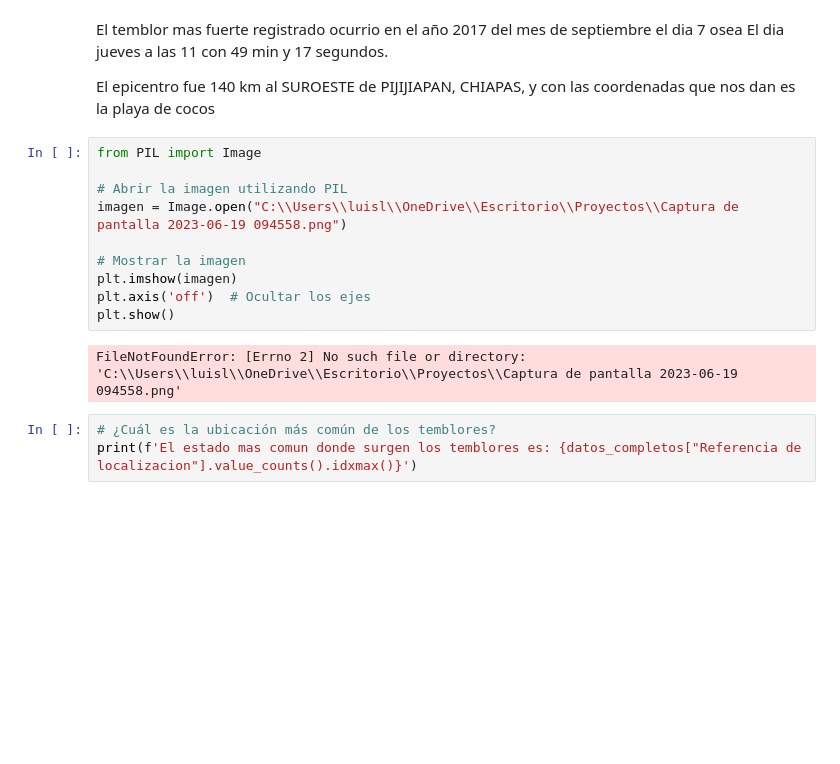
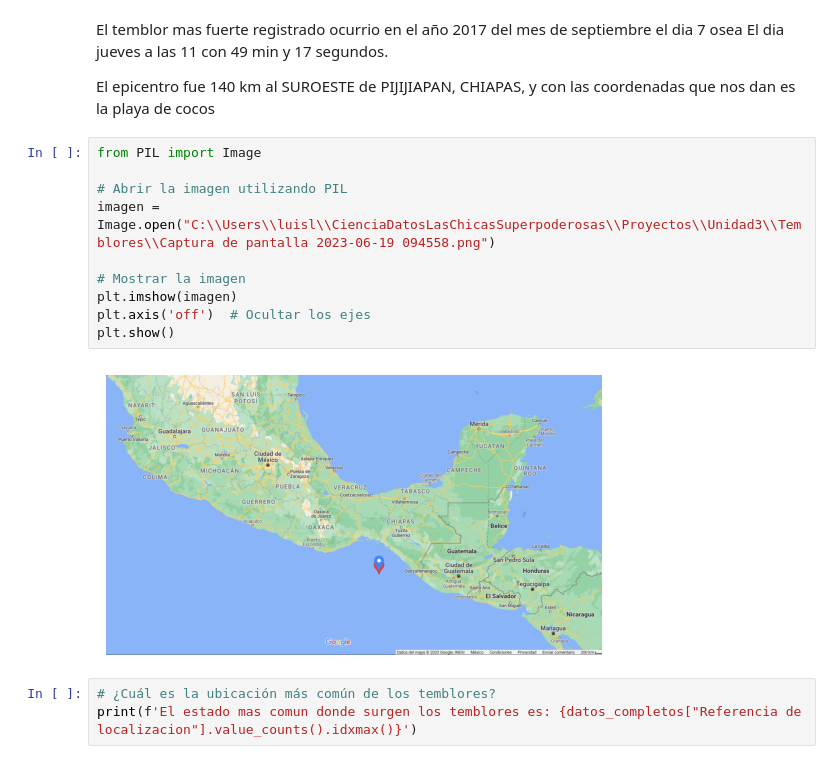
Before and after one commit to MonicaGonzalez30/CienciaDatosLasChicasSuperpoderosas, a Jupyter notebook: Proyectos/Unidad3/Temblores/Temblores.ipynb, the cells around one changed output. Cells and saved outputs as stored; diff of their text form; blank space fills up the shorter version.

```diff
--- a/Proyectos/Unidad3/Temblores/Temblores.ipynb
+++ b/Proyectos/Unidad3/Temblores/Temblores.ipynb
@@ -363,15 +363,15 @@ El epicentro fue 140 km al SUROESTE de PIJIJIAPAN, CHIAPAS, y con las coordenada
 # %%
 from PIL import Image
 
 # Abrir la imagen utilizando PIL
-imagen = Image.open("C:\\Users\\luisl\\OneDrive\\Escritorio\\Proyectos\\Captura de pantalla 2023-06-19 094558.png")
+imagen = Image.open("C:\\Users\\luisl\\CienciaDatosLasChicasSuperpoderosas\\Proyectos\\Unidad3\\Temblores\\Captura de pantalla 2023-06-19 094558.png")
 
 # Mostrar la imagen
 plt.imshow(imagen)
 plt.axis('off')  # Ocultar los ejes
 plt.show()
 # %% [output]
-FileNotFoundError: [Errno 2] No such file or directory: 'C:\\Users\\luisl\\OneDrive\\Escritorio\\Proyectos\\Captura de pantalla 2023-06-19 094558.png'
+[figure, added]
 # %%
 # ¿Cuál es la ubicación más común de los temblores?
 print(f'El estado mas comun donde surgen los temblores es: {datos_completos["Referencia de localizacion"].value_counts().idxmax()}')
```
Also changed, not shown: parts of 12 cells of this notebook.
